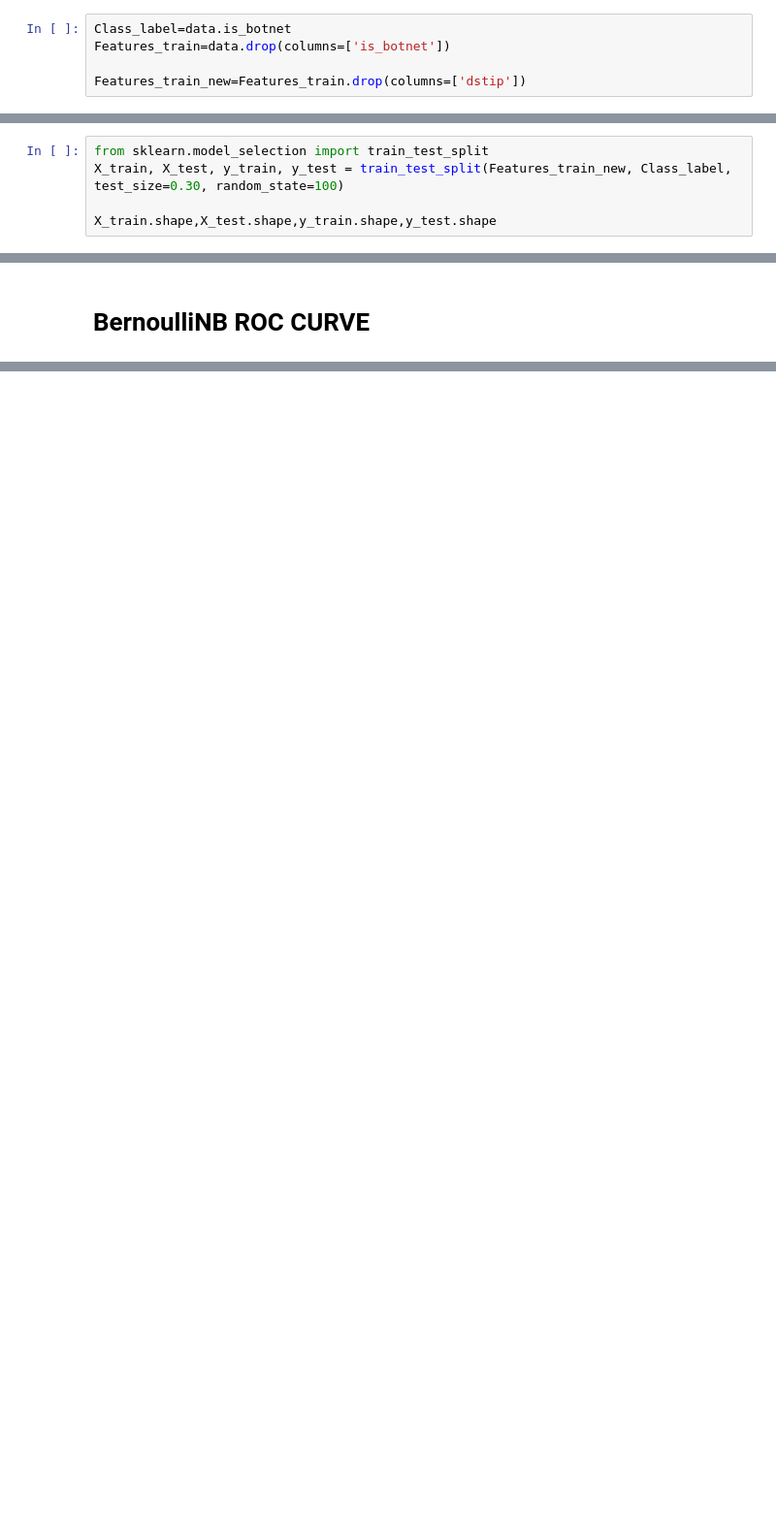
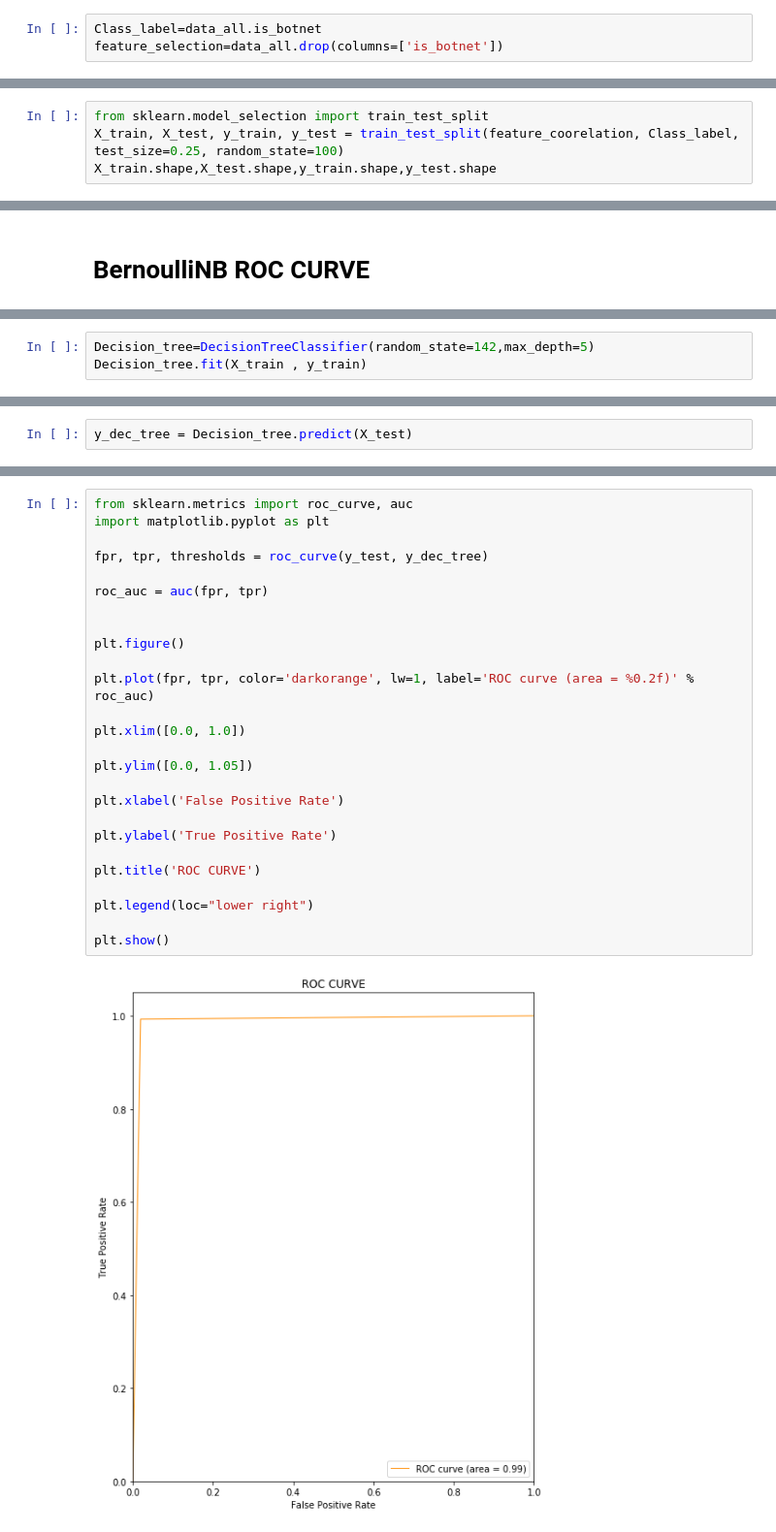
Before and after one commit to NSoni25/Botnet-Detection-Project, a Jupyter notebook: Botnet_Detection.ipynb, the cells around one changed output, grey strips where cells are left out. Shown at 97% size. Cells and saved outputs as stored; diff of their text form; blank space fills up the shorter version.

Commit message:
Decision Tree impmentation

```diff
--- a/Botnet_Detection.ipynb
+++ b/Botnet_Detection.ipynb
@@ -316,7 +316,5 @@ Index(['srcip', 'srcport', 'dstip', 'dstport', 'proto', 'total_fpackets',
        'burg_cnt', 'total_fhlen', 'total_bhlen', 'is_botnet'],
       dtype='object')
 # %%
-Class_label=data.is_botnet
-Features_train=data.drop(columns=['is_botnet'])
-
-Features_train_new=Features_train.drop(columns=['dstip'])
+Class_label=data_all.is_botnet
+feature_selection=data_all.drop(columns=['is_botnet'])
@@ -325,6 +321,5 @@ Features_train_new=Features_train_new.drop(columns=['srcip'])
 # %%
 from sklearn.model_selection import train_test_split
-X_train, X_test, y_train, y_test = train_test_split(Features_train_new, Class_label, test_size=0.30, random_state=100)
-
+X_train, X_test, y_train, y_test = train_test_split(feature_coorelation, Class_label, test_size=0.25, random_state=100)
 X_train.shape,X_test.shape,y_train.shape,y_test.shape
 # %% [output]
@@ -415,0 +393,3 @@ plt.show()
+# %%
+Decision_tree=DecisionTreeClassifier(random_state=142,max_depth=5)
+Decision_tree.fit(X_train , y_train)
@@ -415,0 +403,2 @@ plt.show()
+# %%
+y_dec_tree = Decision_tree.predict(X_test)
@@ -415,0 +436,28 @@ plt.show()
+# %%
+from sklearn.metrics import roc_curve, auc
+import matplotlib.pyplot as plt
+
+fpr, tpr, thresholds = roc_curve(y_test, y_dec_tree)
+
+roc_auc = auc(fpr, tpr)
+
+
+plt.figure()
+
+plt.plot(fpr, tpr, color='darkorange', lw=1, label='ROC curve (area = %0.2f)' % roc_auc)
+
+plt.xlim([0.0, 1.0])
+
+plt.ylim([0.0, 1.05])
+
+plt.xlabel('False Positive Rate')
+
+plt.ylabel('True Positive Rate')
+
+plt.title('ROC CURVE')
+
+plt.legend(loc="lower right")
+
+plt.show()
+# %% [output]
+[figure, added]
```
Also changed, not shown: parts of 27 cells of this notebook.
